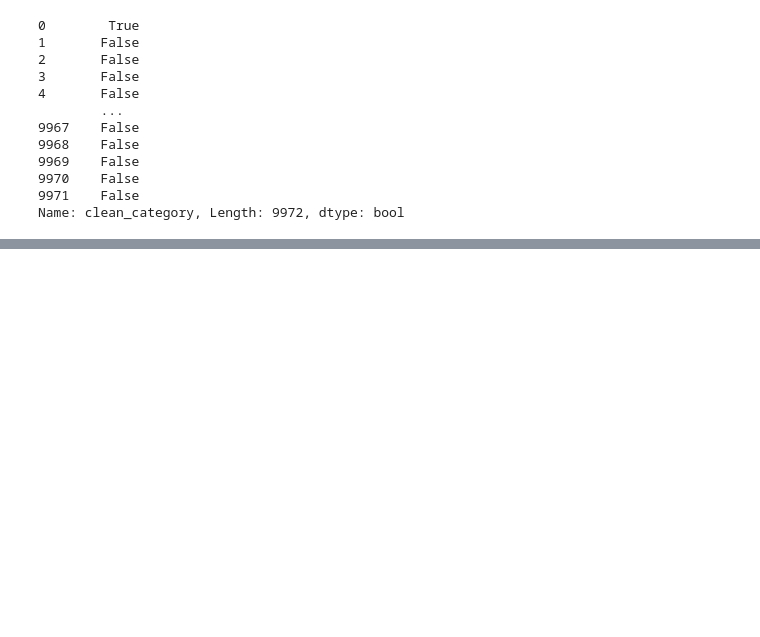
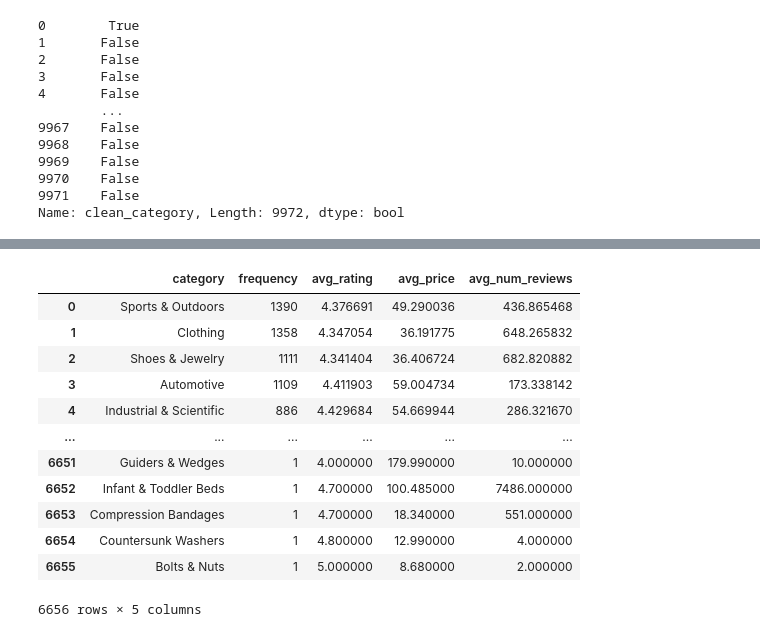
Before and after one commit to datares/team-aqua, a Jupyter notebook: Notebooks/categories_analysis.ipynb, the cells around one changed output, grey strips where cells are left out. Cells and saved outputs as stored; diff of their text form; code cells hidden in the pictures; blank space fills up the shorter version.

Commit message:
Added on to the previous functionality. Can now find the average value of multiple variables at once by category

```diff
--- a/Notebooks/categories_analysis.ipynb
+++ b/Notebooks/categories_analysis.ipynb
@@ -270,0 +266,16 @@ category_df
+# %%
+category_df
+# %% [output]
+|  | category | frequency | avg_rating | avg_price | avg_num_reviews |
+| 0 | Sports & Outdoors | 1390 | 4.376691 | 49.290036 | 436.865468 |
+| 1 | Clothing | 1358 | 4.347054 | 36.191775 | 648.265832 |
+| 2 | Shoes & Jewelry | 1111 | 4.341404 | 36.406724 | 682.820882 |
+| 3 | Automotive | 1109 | 4.411903 | 59.004734 | 173.338142 |
+| 4 | Industrial & Scientific | 886 | 4.429684 | 54.669944 | 286.321670 |
+| ... | ... | ... | ... | ... | ... |
+| 6651 | Guiders & Wedges | 1 | 4.000000 | 179.990000 | 10.000000 |
+| 6652 | Infant & Toddler Beds | 1 | 4.700000 | 100.485000 | 7486.000000 |
+| 6653 | Compression Bandages | 1 | 4.700000 | 18.340000 | 551.000000 |
+| 6654 | Countersunk Washers | 1 | 4.800000 | 12.990000 | 4.000000 |
+| 6655 | Bolts & Nuts | 1 | 5.000000 | 8.680000 | 2.000000 |
+6656 rows × 5 columns
```
Also changed, not shown: parts of 12 cells of this notebook.
